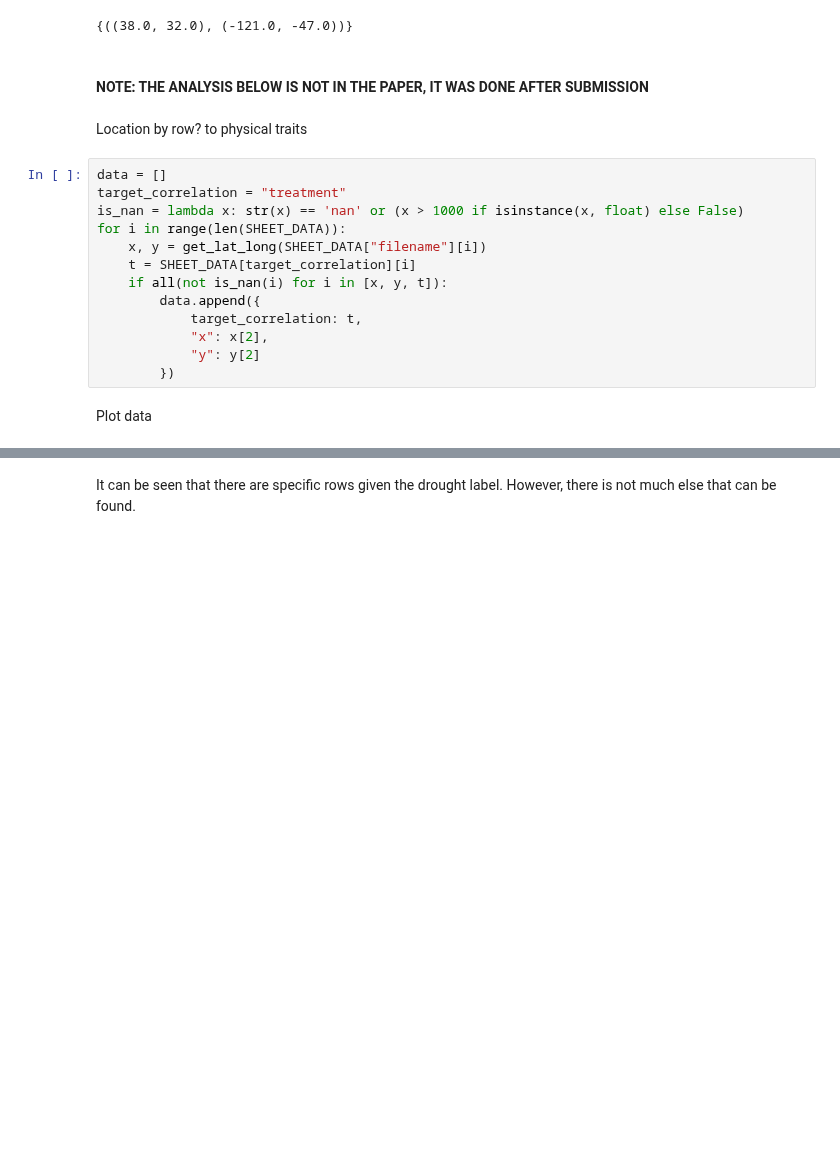
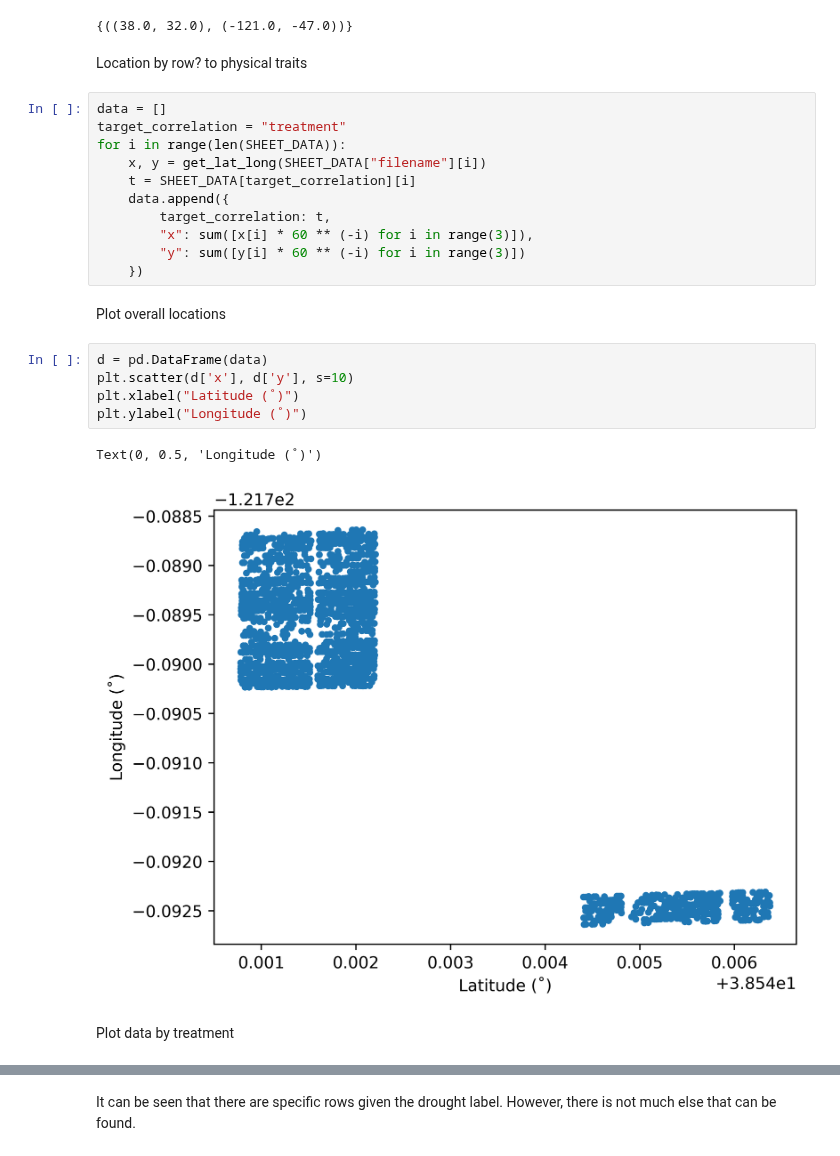
Before and after one commit to vivaansinghvi07/smoky-mountain-data-comp, a Jupyter notebook: step4/main.ipynb, the cells around one changed output, grey strips where cells are left out. Saved outputs shown, nothing was run; the diff lists cells and outputs as text; blank space fills up the shorter version.

Commit message:
some more analysis

```diff
--- a/step4/main.ipynb
+++ b/step4/main.ipynb
@@ -105,25 +105,31 @@ Unique approximate locations
 {*map(lambda x: tuple(map(lambda y: y[:2], x)), locations)}
 # %% [output]
 {((38.0, 32.0), (-121.0, -47.0))}
-# %% [markdown]
-#### NOTE: THE ANALYSIS BELOW IS NOT IN THE PAPER, IT WAS DONE AFTER SUBMISSION
 # %% [markdown]
 Location by row? to physical traits
 # %%
 data = []
 target_correlation = "treatment"
-is_nan = lambda x: str(x) == 'nan' or (x > 1000 if isinstance(x, float) else False)
 for i in range(len(SHEET_DATA)):
     x, y = get_lat_long(SHEET_DATA["filename"][i])
     t = SHEET_DATA[target_correlation][i]
-    if all(not is_nan(i) for i in [x, y, t]):
-        data.append({
-            target_correlation: t,
-            "x": x[2],
-            "y": y[2]
-        })
+    data.append({
+        target_correlation: t,
+        "x": sum([x[i] * 60 ** (-i) for i in range(3)]),
+        "y": sum([y[i] * 60 ** (-i) for i in range(3)])
+    })
+# %% [markdown]
+Plot overall locations
+# %%
+d = pd.DataFrame(data)
+plt.scatter(d['x'], d['y'], s=10)
+plt.xlabel("Latitude (˚)")
+plt.ylabel("Longitude (˚)")
+# %% [output]
+Text(0, 0.5, 'Longitude (˚)')
+[figure, added]
 # %% [markdown]
-Plot data
+Plot data by treatment
 # %%
 different_classes = {}
 for row in data:
```
Also changed, not shown: parts of 2 cells of this notebook.
